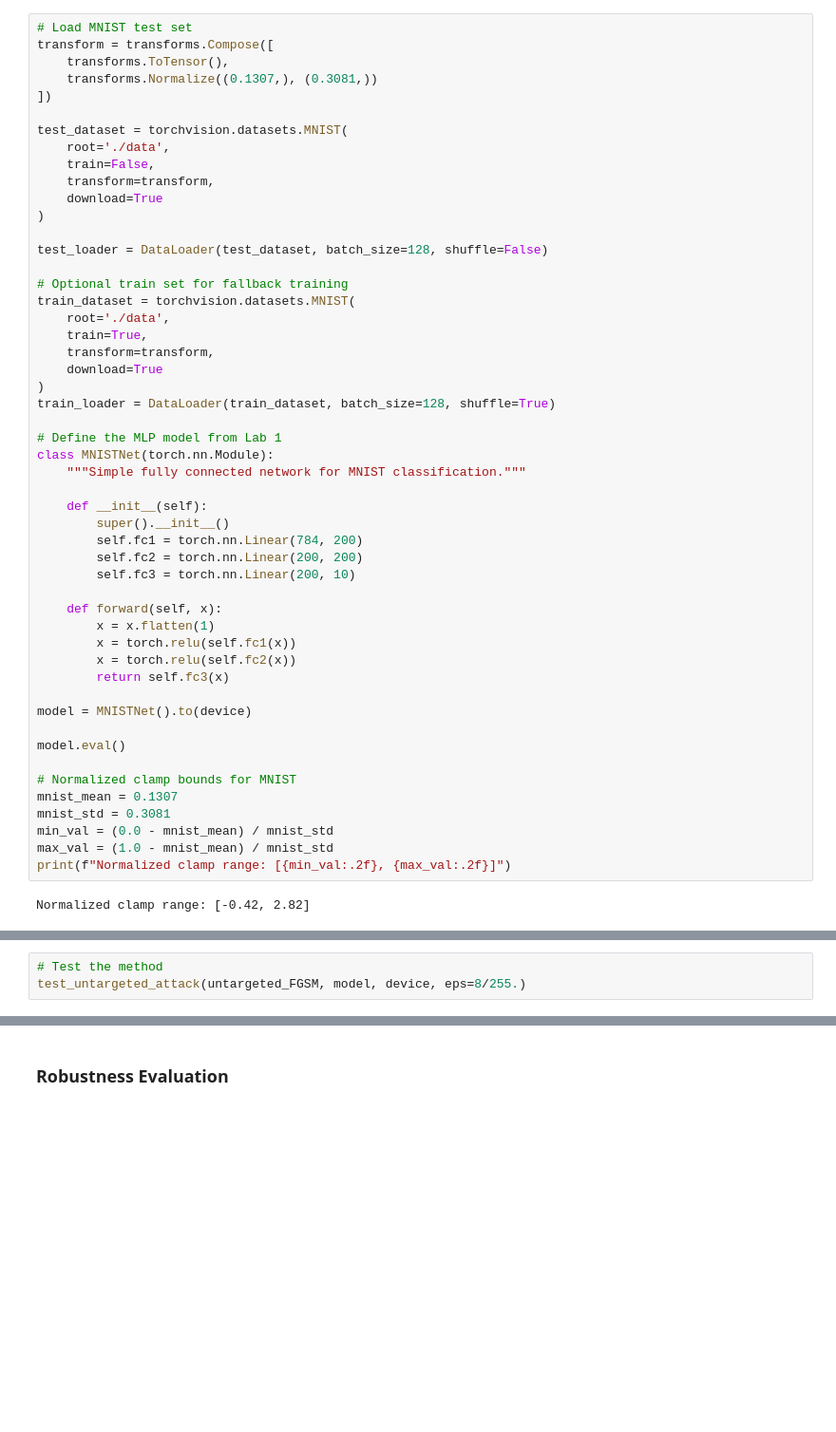
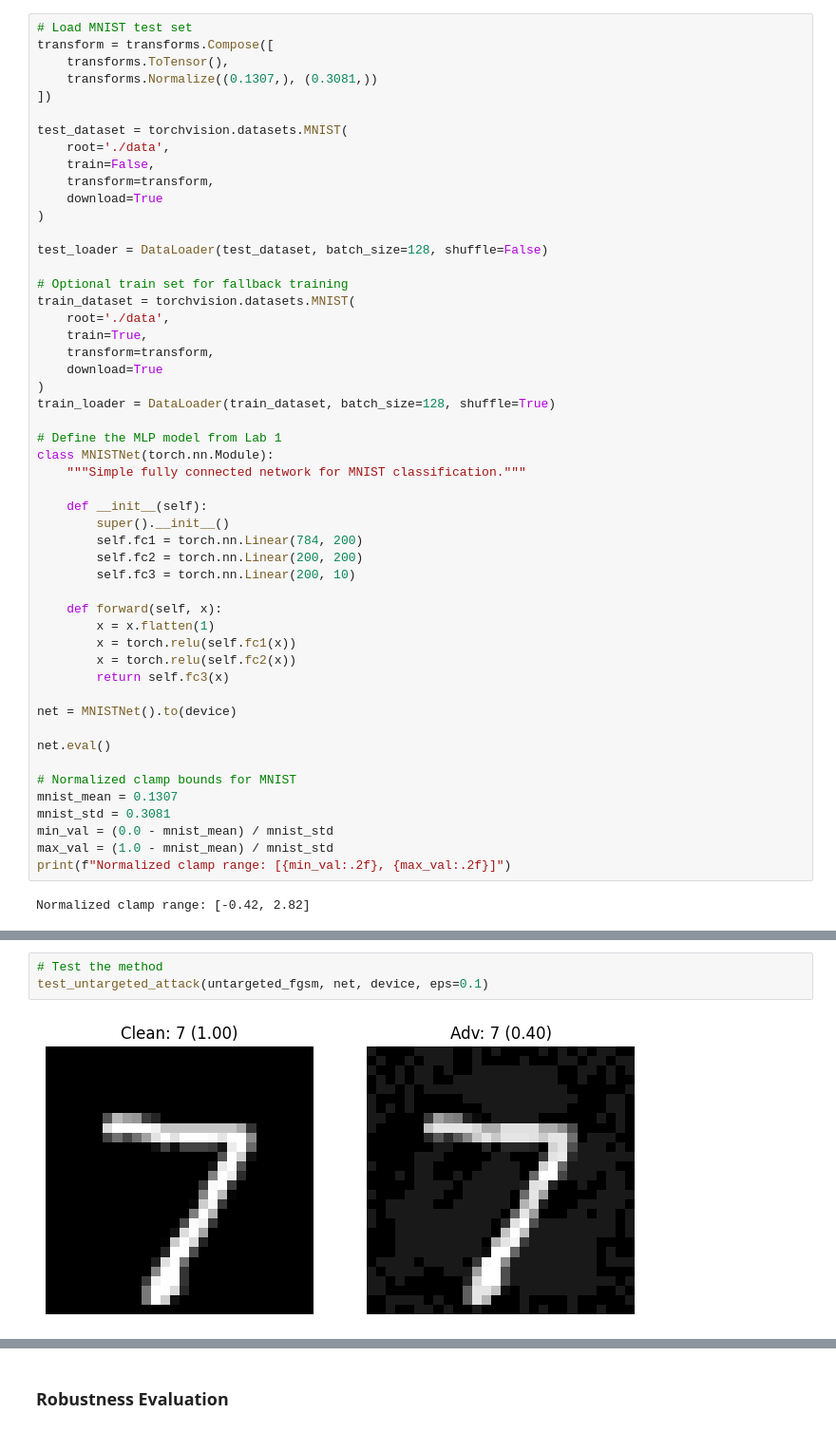
Before and after one commit to ELTE-DSED/Intro-Data-Security, a Jupyter notebook: module_02_input_manipulation/Lab2_Evasion_Attacks.ipynb, the cells around one changed output, grey strips where cells are left out. Shown at 95% size. Saved outputs shown, nothing was run; the diff lists cells and outputs as text; blank space fills up the shorter version.

Commit message:
feat: implement untargeted FGSM attack and refactor utility functions to support targeted attacks.

```diff
--- a/module_02_input_manipulation/Lab2_Evasion_Attacks.ipynb
+++ b/module_02_input_manipulation/Lab2_Evasion_Attacks.ipynb
@@ -107,9 +111,9 @@ class MNISTNet(torch.nn.Module):
         x = torch.relu(self.fc2(x))
         return self.fc3(x)
 
-model = MNISTNet().to(device)
+net = MNISTNet().to(device)
 
-model.eval()
+net.eval()
 
 # Normalized clamp bounds for MNIST
 mnist_mean = 0.1307
@@ -186,3 +201,5 @@ def untargeted_fgsm(x_batch, true_labels, network, normalize, eps=8/255., **kwar
 # %%
 # Test the method
-test_untargeted_attack(untargeted_FGSM, model, device, eps=8/255.)
+test_untargeted_attack(untargeted_fgsm, net, device, eps=0.1)
+# %% [output]
+[figure, added]
```
Also changed, not shown: parts of 30 cells of this notebook, 1 other file.
